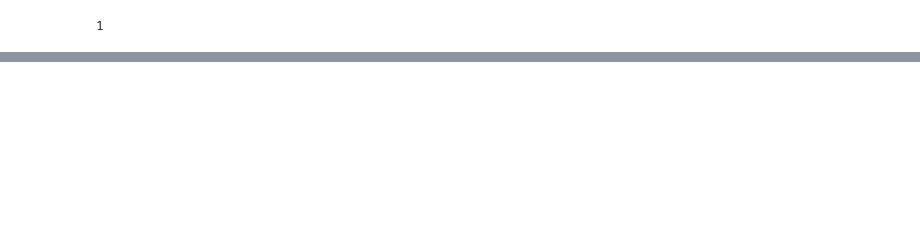
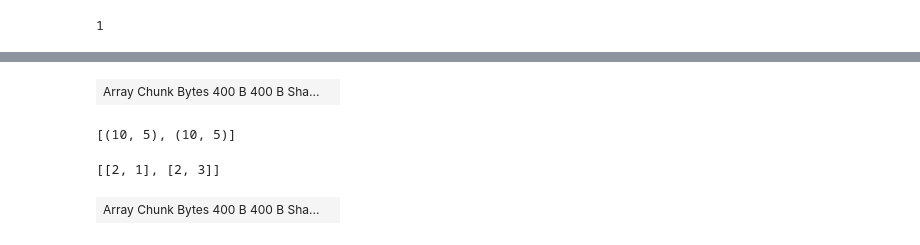
Before and after one commit to arustamm/pythonSolver, a Jupyter notebook: GenericSolver/notebooks/_test_ray_to_be_deleted_.ipynb, the cells around one changed output, grey strips where cells are left out. Drawn from its saved outputs; the diff is of its cells as text; code cells hidden in the pictures; blank space fills up the shorter version.

```diff
--- a/GenericSolver/notebooks/_test_ray_to_be_deleted_.ipynb
+++ b/GenericSolver/notebooks/_test_ray_to_be_deleted_.ipynb
@@ -126,0 +123,14 @@ plt.plot(flat1-flat2)
+# %%
+darr = da.empty(daskVec.ns, chunks=((10,),(5,5)))
+# %%
+darr
+# %% [output]
+| Array Chunk Bytes 400 B 400 B Sha... |  |
+# %%
+daskVec.chunks
+# %% [output]
+[(10, 5), (10, 5)]
+# %%
+ls
+# %% [output]
+[[2, 1], [2, 3]]
@@ -126,0 +139,4 @@ plt.plot(flat1-flat2)
+# %%
+darr
+# %% [output]
+| Array Chunk Bytes 400 B 400 B Sha... |  |
```
Also changed, not shown: parts of 20 cells of this notebook, 1 other file.
